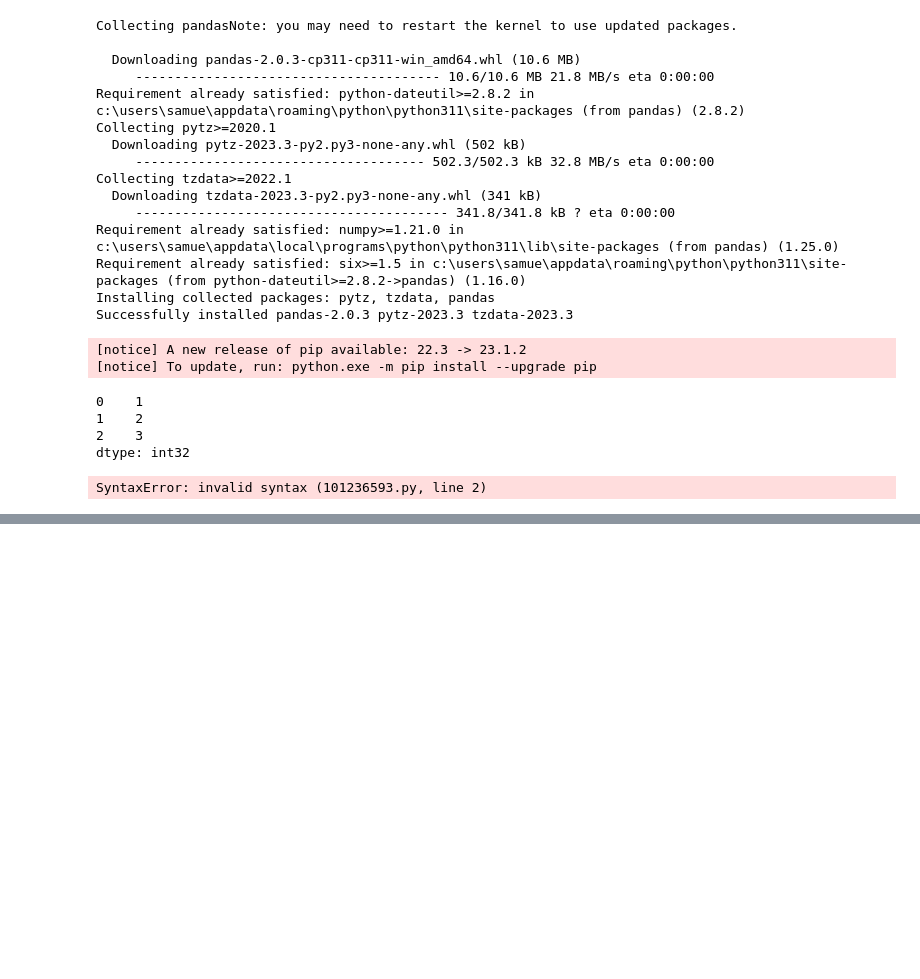
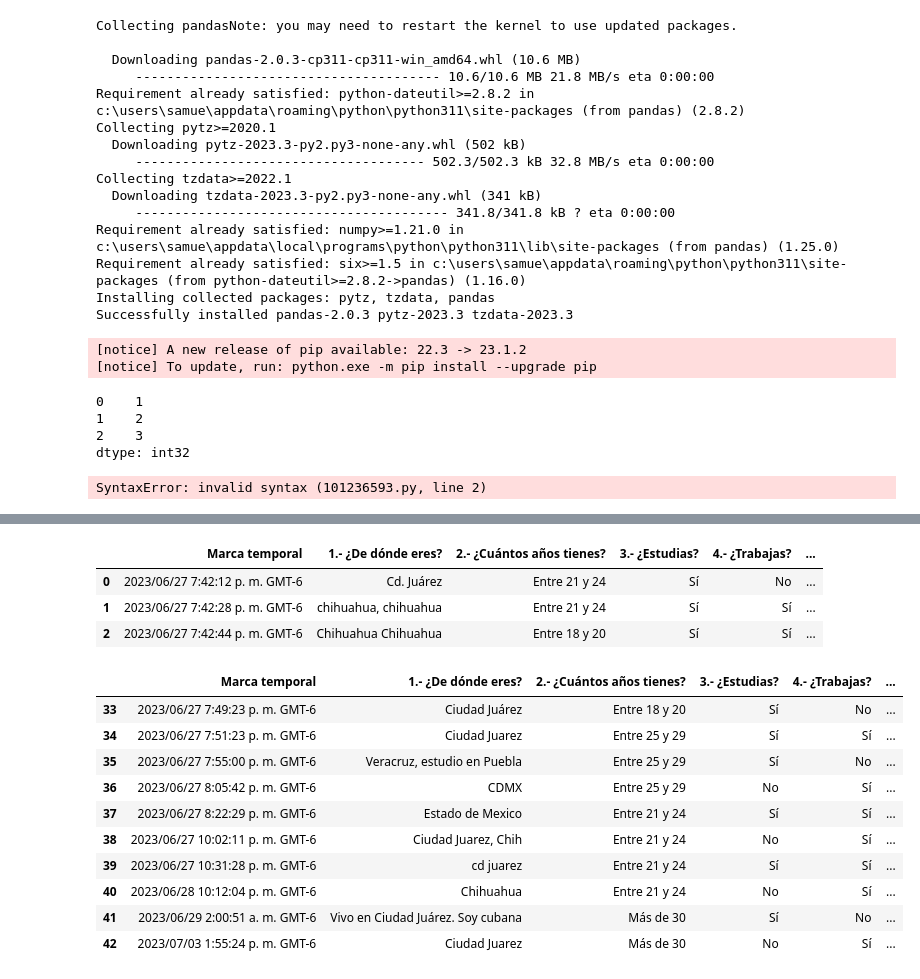
Before and after one commit to SamuelNkr/Curso-Pyton-Repositorio, a Jupyter notebook: nootebook.ipynb, the cells around one changed output, grey strips where cells are left out. Cells and saved outputs as stored; diff of their text form; code cells hidden in the pictures; blank space fills up the shorter version.

```diff
--- a/nootebook.ipynb
+++ b/nootebook.ipynb
@@ -173,0 +196,21 @@ SyntaxError: invalid syntax (101236593.py, line 2)
+# %%
+df.head(3)
+# %% [output]
+|  | Marca temporal | 1.- ¿De dónde eres? | 2.- ¿Cuántos años tienes? | 3.- ¿Estudias? | 4.- ¿Trabajas? | ... |
+| 0 | 2023/06/27 7:42:12 p. m. GMT-6 | Cd. Juárez | Entre 21 y 24 | Sí | No | ... |
+| 1 | 2023/06/27 7:42:28 p. m. GMT-6 | chihuahua, chihuahua | Entre 21 y 24 | Sí | Sí | ... |
+| 2 | 2023/06/27 7:42:44 p. m. GMT-6 | Chihuahua Chihuahua | Entre 18 y 20 | Sí | Sí | ... |
+# %%
+df.tail(10)
+# %% [output]
+|  | Marca temporal | 1.- ¿De dónde eres? | 2.- ¿Cuántos años tienes? | 3.- ¿Estudias? | 4.- ¿Trabajas? | ... |
+| 33 | 2023/06/27 7:49:23 p. m. GMT-6 | Ciudad Juárez | Entre 18 y 20 | Sí | No | ... |
+| 34 | 2023/06/27 7:51:23 p. m. GMT-6 | Ciudad Juarez | Entre 25 y 29 | Sí | Sí | ... |
+| 35 | 2023/06/27 7:55:00 p. m. GMT-6 | Veracruz, estudio en Puebla | Entre 25 y 29 | Sí | No | ... |
+| 36 | 2023/06/27 8:05:42 p. m. GMT-6 | CDMX | Entre 25 y 29 | No | Sí | ... |
+| 37 | 2023/06/27 8:22:29 p. m. GMT-6 | Estado de Mexico | Entre 21 y 24 | Sí | Sí | ... |
+| 38 | 2023/06/27 10:02:11 p. m. GMT-6 | Ciudad Juarez, Chih | Entre 21 y 24 | No | Sí | ... |
+| 39 | 2023/06/27 10:31:28 p. m. GMT-6 | cd juarez | Entre 21 y 24 | Sí | Sí | ... |
+| 40 | 2023/06/28 10:12:04 p. m. GMT-6 | Chihuahua | Entre 21 y 24 | No | Sí | ... |
+| 41 | 2023/06/29 2:00:51 a. m. GMT-6 | Vivo en Ciudad Juárez. Soy cubana | Más de 30 | Sí | No | ... |
+| 42 | 2023/07/03 1:55:24 p. m. GMT-6 | Ciudad Juarez | Más de 30 | No | Sí | ... |
```
Also changed, not shown: parts of 13 cells of this notebook, 2 other files.
